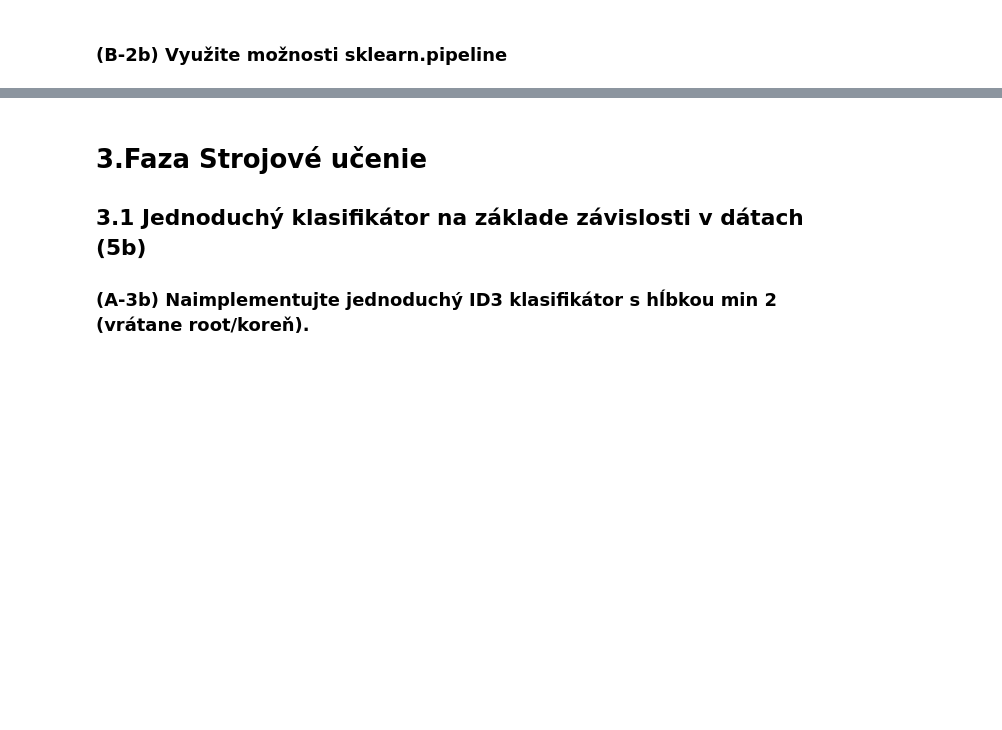
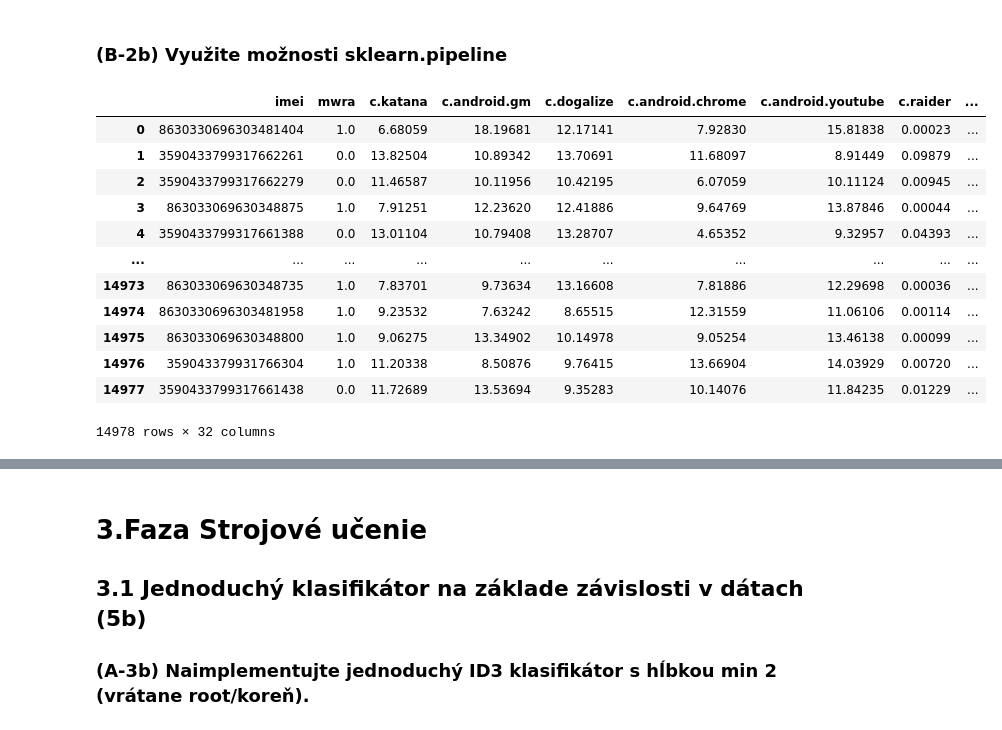
Before and after one commit to JakubIvacek/IAU_PROJECT, a Jupyter notebook: 2-3Faza.ipynb, the cells around one changed output, grey strips where cells are left out. Saved outputs shown, nothing was run; the diff lists cells and outputs as text; code cells hidden in the pictures; blank space fills up the shorter version.

```diff
--- a/2-3Faza.ipynb
+++ b/2-3Faza.ipynb
@@ -513,6 +513,23 @@ def createPipeline(scaling='standard',transformation='quantile',k=10):
         ])
 
     return pipeline
+# %%
+# Shuffle Samples
+df = df.sample(frac=1, random_state=42).reset_index(drop=True)
+# %% [output]
+|  | imei | mwra | c.katana | c.android.gm | c.dogalize | c.android.chrome | c.android.youtube | c.raider | ... |
+| 0 | 8630330696303481404 | 1.0 | 6.68059 | 18.19681 | 12.17141 | 7.92830 | 15.81838 | 0.00023 | ... |
+| 1 | 3590433799317662261 | 0.0 | 13.82504 | 10.89342 | 13.70691 | 11.68097 | 8.91449 | 0.09879 | ... |
+| 2 | 3590433799317662279 | 0.0 | 11.46587 | 10.11956 | 10.42195 | 6.07059 | 10.11124 | 0.00945 | ... |
+| 3 | 863033069630348875 | 1.0 | 7.91251 | 12.23620 | 12.41886 | 9.64769 | 13.87846 | 0.00044 | ... |
+| 4 | 3590433799317661388 | 0.0 | 13.01104 | 10.79408 | 13.28707 | 4.65352 | 9.32957 | 0.04393 | ... |
+| ... | ... | ... | ... | ... | ... | ... | ... | ... | ... |
+| 14973 | 863033069630348735 | 1.0 | 7.83701 | 9.73634 | 13.16608 | 7.81886 | 12.29698 | 0.00036 | ... |
+| 14974 | 8630330696303481958 | 1.0 | 9.23532 | 7.63242 | 8.65515 | 12.31559 | 11.06106 | 0.00114 | ... |
+| 14975 | 863033069630348800 | 1.0 | 9.06275 | 13.34902 | 10.14978 | 9.05254 | 13.46138 | 0.00099 | ... |
+| 14976 | 359043379931766304 | 1.0 | 11.20338 | 8.50876 | 9.76415 | 13.66904 | 14.03929 | 0.00720 | ... |
+| 14977 | 3590433799317661438 | 0.0 | 11.72689 | 13.53694 | 9.35283 | 10.14076 | 11.84235 | 0.01229 | ... |
+14978 rows × 32 columns
 # %%
 # Rozdelenie dat na trenovaciu a testovaciu sadu
 X = df.drop(columns='mwra')
```
Also changed, not shown: parts of 3 cells of this notebook.
